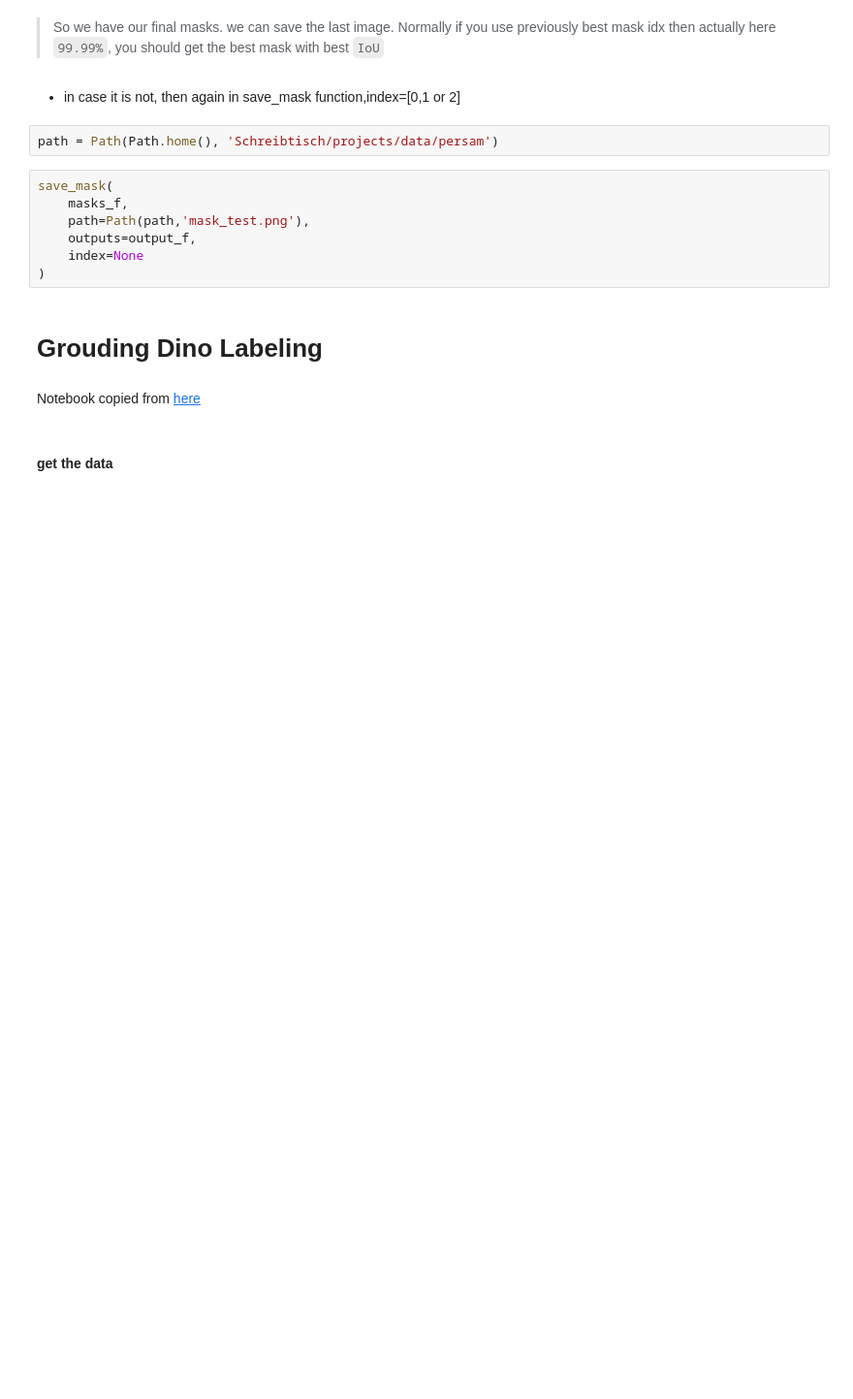
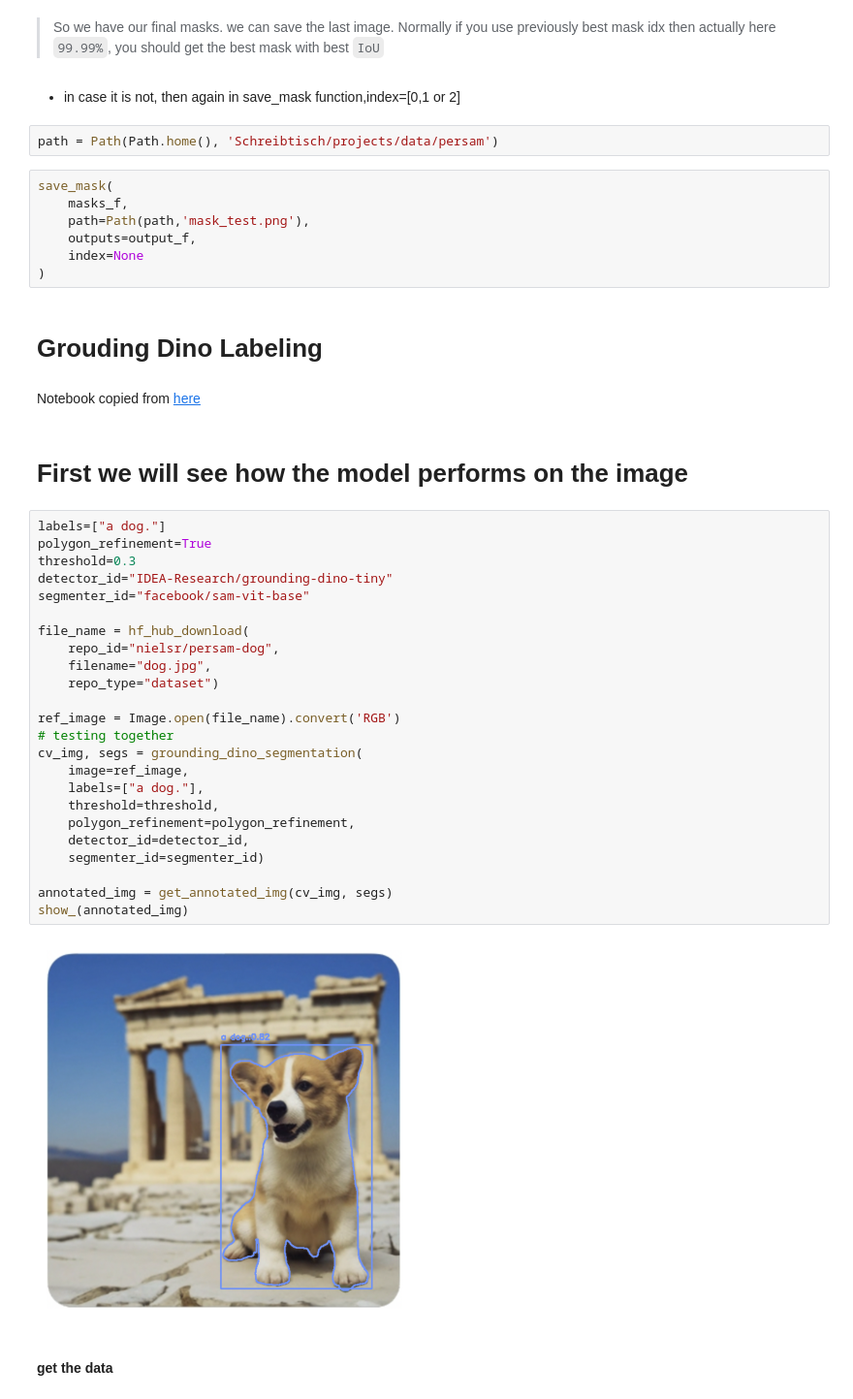
Before and after one commit to HasanGoni/labeling_test, a Jupyter notebook: nbs/index.ipynb, the cells around one changed output. Shown at 97% size. Drawn from its saved outputs; the diff is of its cells as text; blank space fills up the shorter version.

Commit message:
added previous image anntotations

```diff
--- a/nbs/index.ipynb
+++ b/nbs/index.ipynb
@@ -173,6 +173,34 @@ save_mask(
 # Grouding Dino Labeling
 # %% [markdown]
 Notebook copied from [here](https://github.com/NielsRogge/Transformers-Tutorials/blob/master/Grounding%20DINO/GroundingDINO_with_Segment_Anything.ipynb)
+# %% [markdown]
+# First we will see how the model performs on the image
+# %%
+labels=["a dog."]
+polygon_refinement=True
+threshold=0.3
+detector_id="IDEA-Research/grounding-dino-tiny"
+segmenter_id="facebook/sam-vit-base"
+
+file_name = hf_hub_download(
+    repo_id="nielsr/persam-dog",
+    filename="dog.jpg",
+    repo_type="dataset")
+
+ref_image = Image.open(file_name).convert('RGB')
+# testing together
+cv_img, segs = grounding_dino_segmentation(
+    image=ref_image,
+    labels=["a dog."],
+    threshold=threshold,
+    polygon_refinement=polygon_refinement,
+    detector_id=detector_id,
+    segmenter_id=segmenter_id)
+
+annotated_img = get_annotated_img(cv_img, segs)
+show_(annotated_img)
+# %% [output]
+[figure, added]
 # %% [markdown]
 #### get the data
 # %%
```
Also changed, not shown: parts of 1 cell of this notebook.
